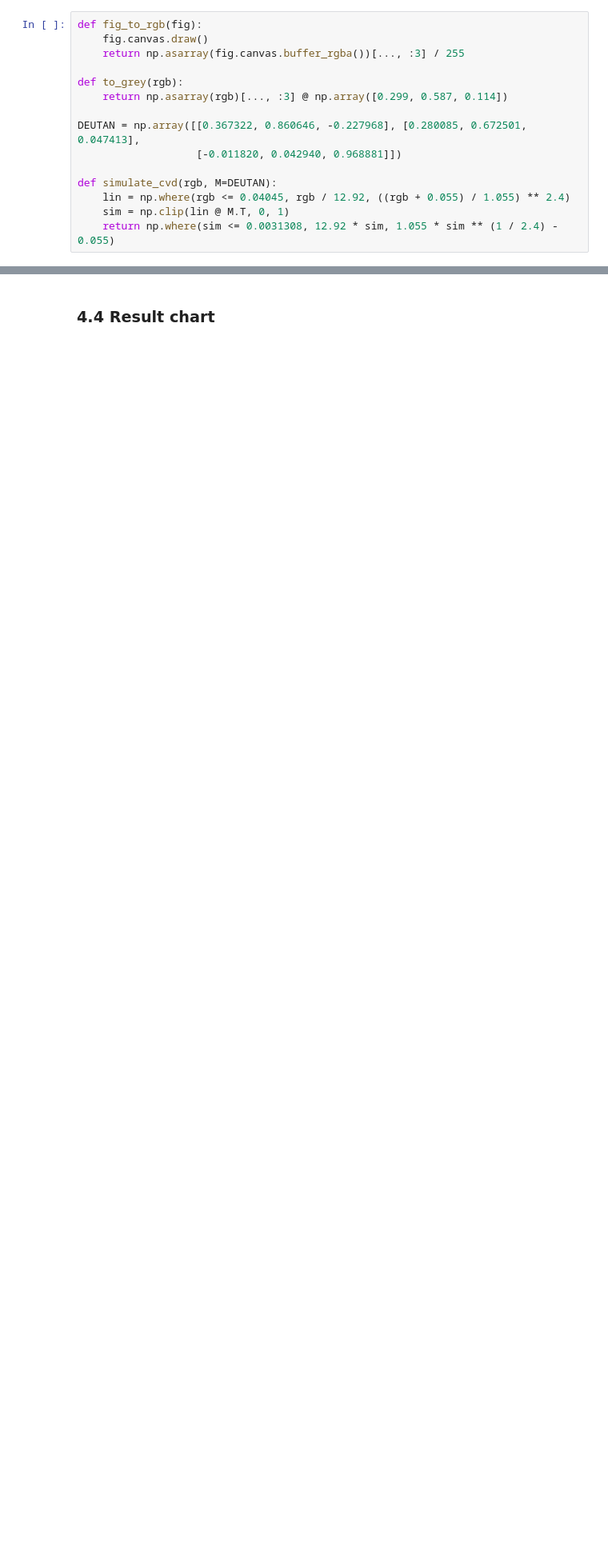
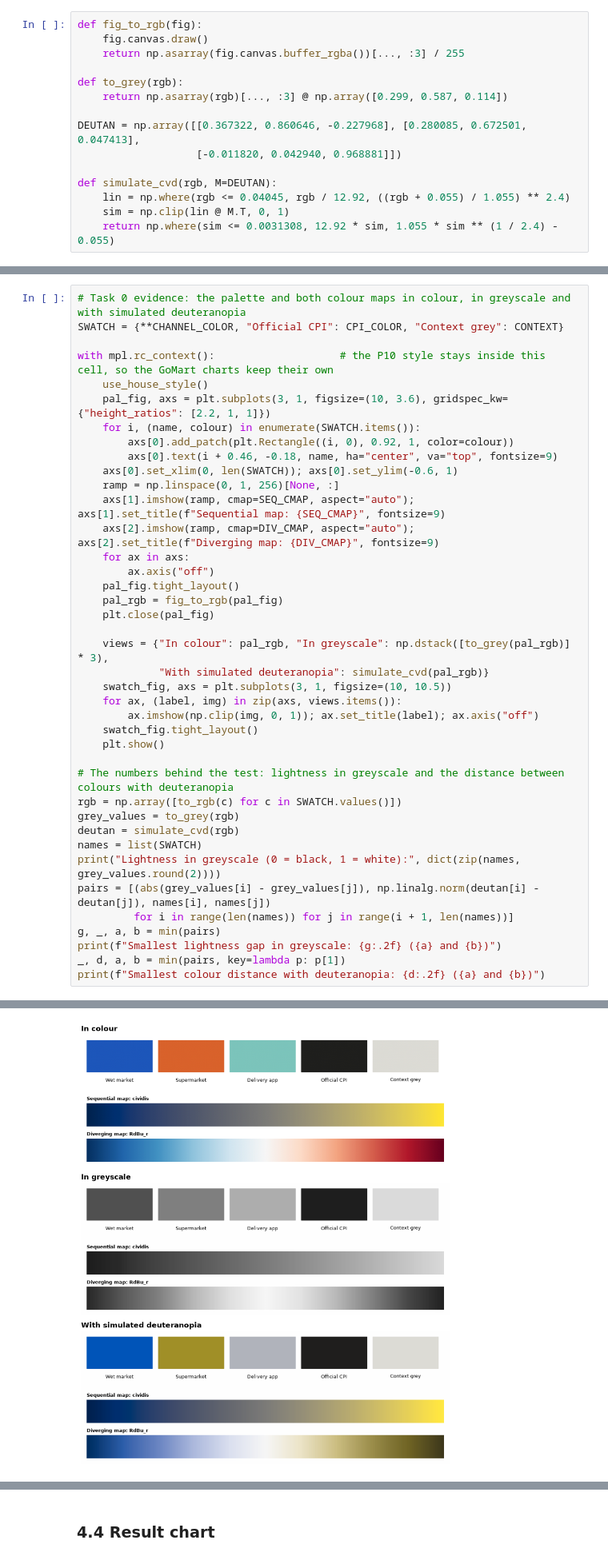
Before and after one commit to hwinhwork-dot/DataViz_Day03_Group, a Jupyter notebook: homework/gh3_gomart/GH3_TeamName.ipynb, the cells around one changed output, grey strips where cells are left out. Shown at 80% size. Drawn from its saved outputs; the diff is of its cells as text; blank space fills up the shorter version.

```diff
--- a/homework/gh3_gomart/GH3_TeamName.ipynb
+++ b/homework/gh3_gomart/GH3_TeamName.ipynb
@@ -806,0 +143,41 @@ plt.show()
+# %%
+# Task 0 evidence: the palette and both colour maps in colour, in greyscale and with simulated deuteranopia
+SWATCH = {**CHANNEL_COLOR, "Official CPI": CPI_COLOR, "Context grey": CONTEXT}
+
+with mpl.rc_context():                    # the P10 style stays inside this cell, so the GoMart charts keep their own
+    use_house_style()
+    pal_fig, axs = plt.subplots(3, 1, figsize=(10, 3.6), gridspec_kw={"height_ratios": [2.2, 1, 1]})
+    for i, (name, colour) in enumerate(SWATCH.items()):
+        axs[0].add_patch(plt.Rectangle((i, 0), 0.92, 1, color=colour))
+        axs[0].text(i + 0.46, -0.18, name, ha="center", va="top", fontsize=9)
+    axs[0].set_xlim(0, len(SWATCH)); axs[0].set_ylim(-0.6, 1)
+    ramp = np.linspace(0, 1, 256)[None, :]
+    axs[1].imshow(ramp, cmap=SEQ_CMAP, aspect="auto"); axs[1].set_title(f"Sequential map: {SEQ_CMAP}", fontsize=9)
+    axs[2].imshow(ramp, cmap=DIV_CMAP, aspect="auto"); axs[2].set_title(f"Diverging map: {DIV_CMAP}", fontsize=9)
+    for ax in axs:
+        ax.axis("off")
+    pal_fig.tight_layout()
+    pal_rgb = fig_to_rgb(pal_fig)
+    plt.close(pal_fig)
+
+    views = {"In colour": pal_rgb, "In greyscale": np.dstack([to_grey(pal_rgb)] * 3),
+             "With simulated deuteranopia": simulate_cvd(pal_rgb)}
+    swatch_fig, axs = plt.subplots(3, 1, figsize=(10, 10.5))
+    for ax, (label, img) in zip(axs, views.items()):
+        ax.imshow(np.clip(img, 0, 1)); ax.set_title(label); ax.axis("off")
+    swatch_fig.tight_layout()
+    plt.show()
+
+# The numbers behind the test: lightness in greyscale and the distance between colours with deuteranopia
+rgb = np.array([to_rgb(c) for c in SWATCH.values()])
+grey_values = to_grey(rgb)
+deutan = simulate_cvd(rgb)
+names = list(SWATCH)
+print("Lightness in greyscale (0 = black, 1 = white):", dict(zip(names, grey_values.round(2))))
+pairs = [(abs(grey_values[i] - grey_values[j]), np.linalg.norm(deutan[i] - deutan[j]), names[i], names[j])
+         for i in range(len(names)) for j in range(i + 1, len(names))]
+g, _, a, b = min(pairs)
+print(f"Smallest lightness gap in greyscale: {g:.2f} ({a} and {b})")
+_, d, a, b = min(pairs, key=lambda p: p[1])
+print(f"Smallest colour distance with deuteranopia: {d:.2f} ({a} and {b})")
+# %% [output]
@@ -806,0 +187 @@ plt.show()
+[figure, added]
```
Also changed, not shown: parts of 67 cells of this notebook, 7 other files.
